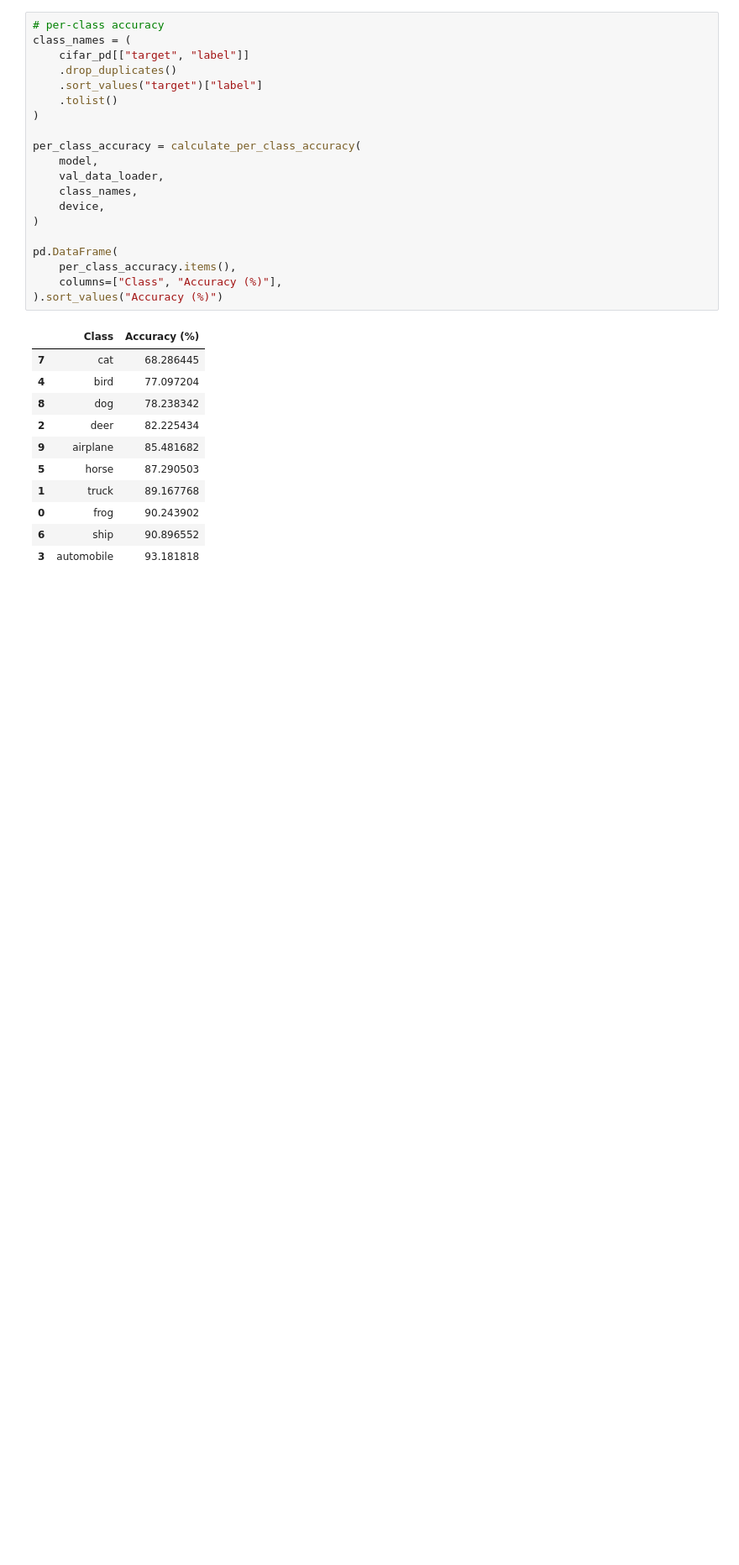
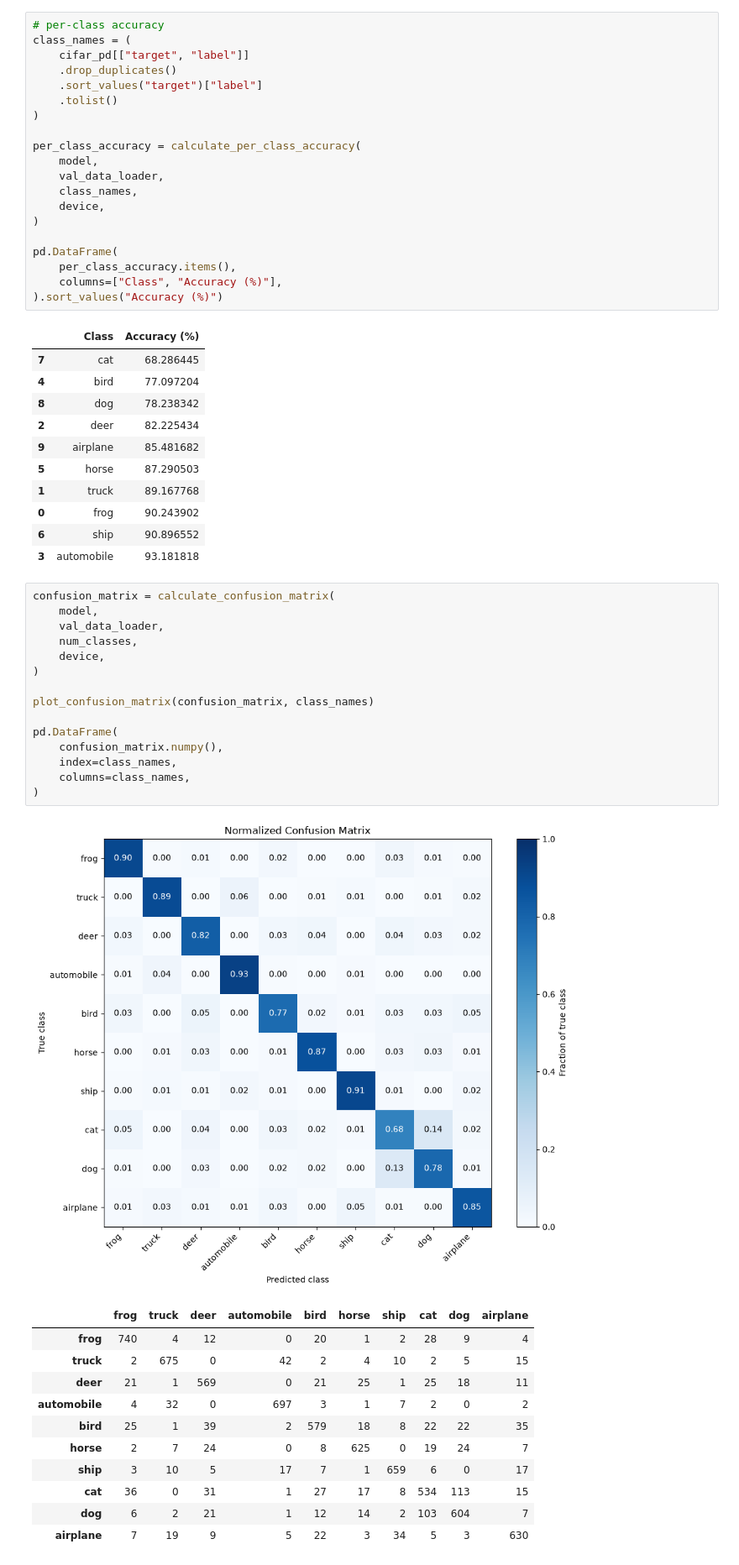
Before and after one commit to mstya/cnn-cifar10-from-scratch, a Jupyter notebook: notebooks/03_analysis.ipynb, the cells around one changed output. Shown at 84% size. Drawn from its saved outputs; the diff is of its cells as text; blank space fills up the shorter version.

Commit message:
Added Confusion Maxtrix

```diff
--- a/notebooks/03_analysis.ipynb
+++ b/notebooks/03_analysis.ipynb
@@ -133,3 +133,31 @@ pd.DataFrame(
 | 0 | frog | 90.243902 |
 | 6 | ship | 90.896552 |
 | 3 | automobile | 93.181818 |
+# %%
+confusion_matrix = calculate_confusion_matrix(
+    model,
+    val_data_loader,
+    num_classes,
+    device,
+)
+
+plot_confusion_matrix(confusion_matrix, class_names)
+
+pd.DataFrame(
+    confusion_matrix.numpy(),
+    index=class_names,
+    columns=class_names,
+)
+# %% [output]
+[figure, added]
+|  | frog | truck | deer | automobile | bird | horse | ship | cat | dog | airplane |
+| frog | 740 | 4 | 12 | 0 | 20 | 1 | 2 | 28 | 9 | 4 |
+| truck | 2 | 675 | 0 | 42 | 2 | 4 | 10 | 2 | 5 | 15 |
+| deer | 21 | 1 | 569 | 0 | 21 | 25 | 1 | 25 | 18 | 11 |
+| automobile | 4 | 32 | 0 | 697 | 3 | 1 | 7 | 2 | 0 | 2 |
+| bird | 25 | 1 | 39 | 2 | 579 | 18 | 8 | 22 | 22 | 35 |
+| horse | 2 | 7 | 24 | 0 | 8 | 625 | 0 | 19 | 24 | 7 |
+| ship | 3 | 10 | 5 | 17 | 7 | 1 | 659 | 6 | 0 | 17 |
+| cat | 36 | 0 | 31 | 1 | 27 | 17 | 8 | 534 | 113 | 15 |
+| dog | 6 | 2 | 21 | 1 | 12 | 14 | 2 | 103 | 604 | 7 |
+| airplane | 7 | 19 | 9 | 5 | 22 | 3 | 34 | 5 | 3 | 630 |
```
Also changed, not shown: parts of 1 cell of this notebook, 1 other file.
